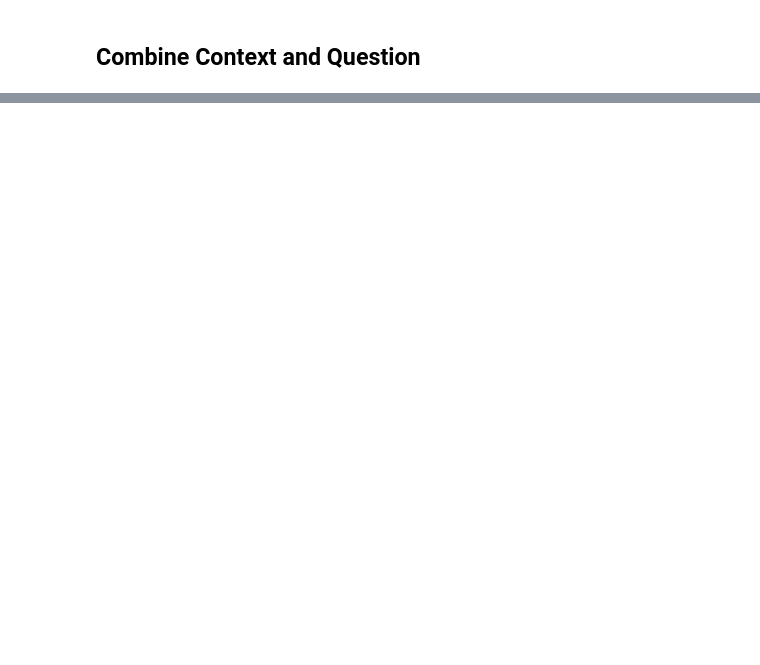
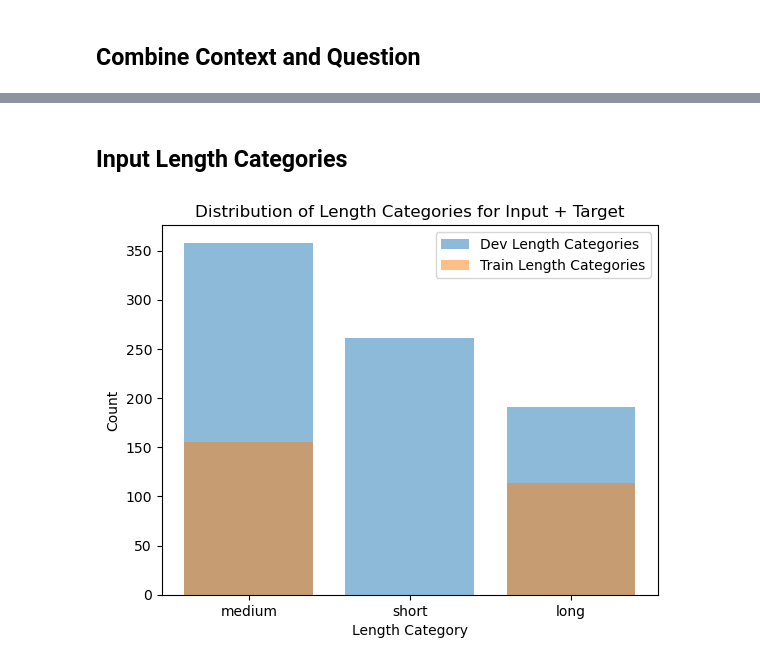
Before and after one commit to achakraborty2024/AAI_520_-Chatbot_Project, a Jupyter notebook: Stanford Question Answering Chatbot.ipynb, the cells around one changed output, grey strips where cells are left out. Drawn from its saved outputs; the diff is of its cells as text; code cells hidden in the pictures; blank space fills up the shorter version.

```diff
--- a/Stanford Question Answering Chatbot.ipynb
+++ b/Stanford Question Answering Chatbot.ipynb
@@ -157,0 +169,28 @@ df_train['target_text'] = df_train['answer_text']
+# %% [markdown]
+## Input Length Categories
+# %%
+# Distribution of Input Length Categories
+def categorize_length(length):
+    if length < 100:
+        return 'short'
+    elif length < 200:
+        return 'medium'
+    else:
+        return 'long'
+
+df_train['length_category'] = df_train['token_length'].apply(categorize_length)
+df_dev['length_category'] = df_dev['token_length'].apply(categorize_length)
+
+# Plotting length category distribution
+length_category_counts_train = df_train['length_category'].value_counts()
+length_category_counts_dev = df_dev['length_category'].value_counts()
+
+plt.bar(length_category_counts_dev.index, length_category_counts_dev.values, alpha=0.5, label='Dev Length Categories')
+plt.bar(length_category_counts_train.index, length_category_counts_train.values, alpha=0.5, label='Train Length Categories')
+plt.xlabel('Length Category')
+plt.ylabel('Count')
+plt.title('Distribution of Length Categories for Input + Target')
+plt.legend()
+plt.show()
+# %% [output]
+[figure, added]
```
Also changed, not shown: parts of 22 cells of this notebook.
